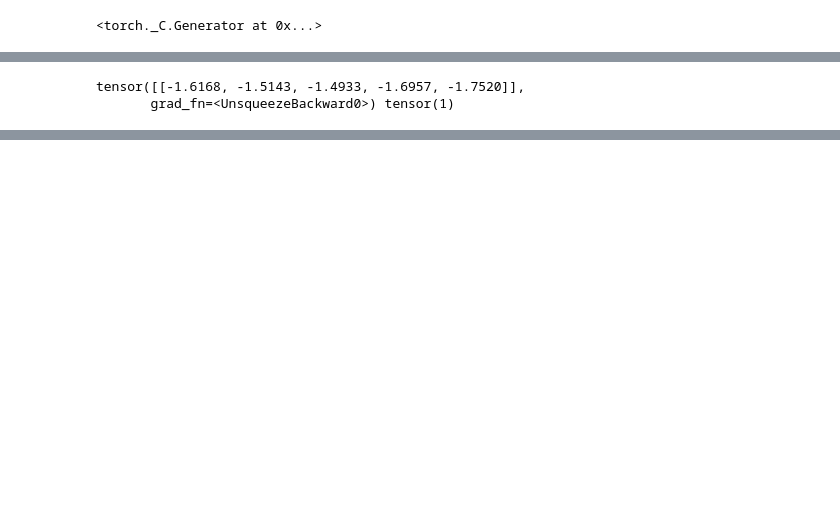
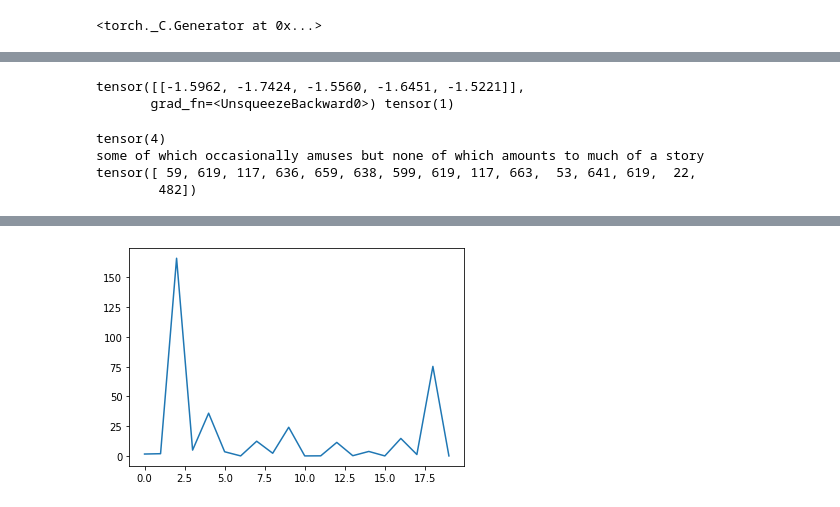
Before and after one commit to FudanNLP/nlp-beginner, a Jupyter notebook: task2/pytorch_lstm.ipynb, the cells around one changed output, grey strips where cells are left out. Drawn from its saved outputs; the diff is of its cells as text; code cells hidden in the pictures; blank space fills up the shorter version.

```diff
--- a/task2/pytorch_lstm.ipynb
+++ b/task2/pytorch_lstm.ipynb
@@ -38,8 +49,7 @@ print(x[:5], y[:5])
 def build_dict(x):
     ret = []
     for i in x:
-        ret += i.split()
-
+        ret += [j for j in i.split()]
     return list(set(ret))
 
 d = build_dict(x)
@@ -50,5 +60,5 @@ vocab_size = len(word2inx)
 
 n_classes = 5
 
-print(word2inx)
+print(len(word2inx))
 # %% [output]
@@ -90,13 +99,13 @@ tensor([ 23, 108, 127, 111,  14, 122, 192, 142, 166,  41,  61, 190, 122,  13,
 # %%
 class LSTM(nn.Module):
-    def __init__(self, embedding_dim, hidden_dim, vocab_size, tagset_size):
+    def __init__(self, embedding_dim, hidden_dim, vocab_size, target_size):
         super(LSTM, self).__init__()
         self.hidden_dim = hidden_dim
 
         self.word_embeddings = nn.Embedding(vocab_size, embedding_dim)
         self.lstm = nn.LSTM(embedding_dim, hidden_dim)
 
-        self.hidden2tag = nn.Linear(hidden_dim, tagset_size)
+        self.hidden2tag = nn.Linear(hidden_dim, target_size)
 
     def forward(self, sentence):
         embeds = self.word_embeddings(sentence)
@@ -109,7 +118,7 @@ loss_function = nn.NLLLoss()
 
 optimizer = optim.SGD(net.parameters(), lr=0.1)
 
-net = LSTM(100, 100, vocab_size, 5)
+net = LSTM(100, 100, vocab_size, n_classes)
 
 prob = net(test_input)
 
@@ -120,6 +129,60 @@ loss = loss_function(prob[-1].unsqueeze(0), test_target.unsqueeze(0))
 loss.backward()
 
 optimizer.step()
+
+net.zero_grad()
 # %% [output]
-tensor([[-1.6168, -1.5143, -1.4933, -1.6957, -1.7520]],
+tensor([[-1.5962, -1.7424, -1.5560, -1.6451, -1.5221]],
        grad_fn=<UnsqueezeBackward0>) tensor(1)
+# %%
+print(torch.argmax(prob[-1]))
+print(x[37])
+print(sentence2vector(x[37]))
+# %% [output]
+tensor(4)
+some of which occasionally amuses but none of which amounts to much of a story
+tensor([ 59, 619, 117, 636, 659, 638, 599, 619, 117, 663,  53, 641, 619,  22,
+        482])
+# %%
+net = LSTM(200, 200, vocab_size, n_classes)
+
+def train():
+
+    criterion = nn.NLLLoss()
+
+    optimizer = optim.Adam(net.parameters(), lr=0.01)
+
+    epoch = 20
+
+    start_time = time.time()
+
+    loss_list = []
+
+    for i in range(epoch):
+        total_loss = 0.
+        for j in range(len(x_train)):
+            input, target = sentence2vector(x_train[i]), torch.tensor(y_train[i], dtype=torch.long)
+
+            net.zero_grad()
+            prob = net(input)
+            loss = criterion(prob[-1].unsqueeze(0), target.unsqueeze(0))
+            loss.backward()
+            torch.nn.utils.clip_grad_norm_(net.parameters(), 0.5)
+            optimizer.step()
+
+            total_loss += loss.item()
+            log_interval = len(x_train)
+
+            if j == len(x_train) - 1:
+                time_past = time.time() - start_time
+                cur_loss = total_loss
+                loss_list.append(cur_loss)
+                total_loss = 0
+                print("epoch: ", i, "time: ", time_past , "loss: ", cur_loss)
+
+    plt.plot(loss_list)
+
+    plt.show()
+
+train()
+# %% [output]
@@ -125,0 +209 @@ tensor([[-1.6168, -1.5143, -1.4933, -1.6957, -1.7520]],
+[figure, added]
```
Also changed, not shown: parts of 6 cells of this notebook, 9 other files.
